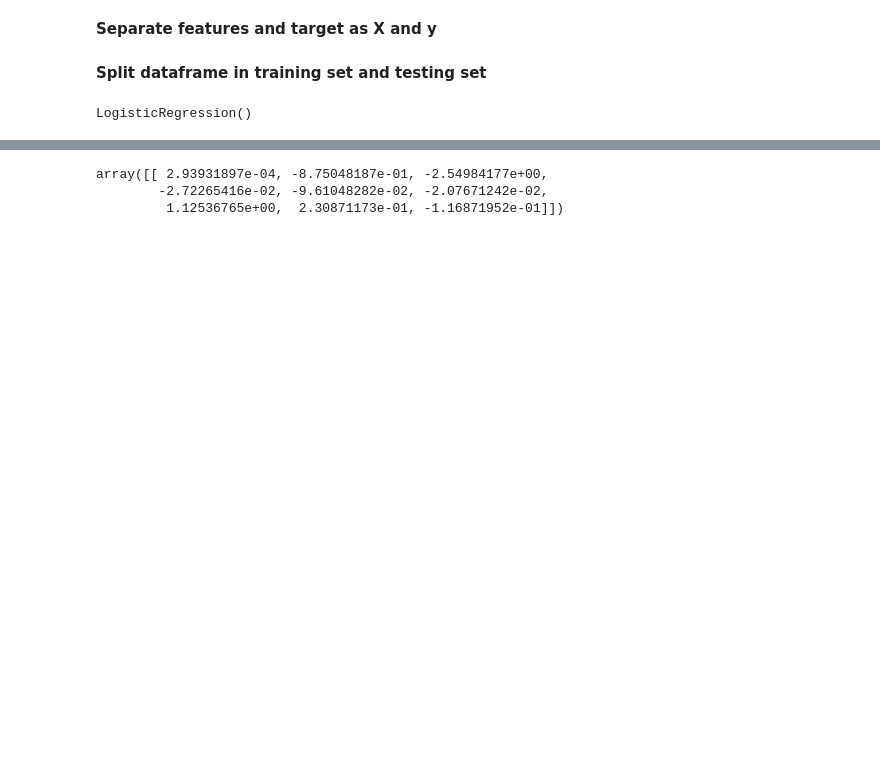
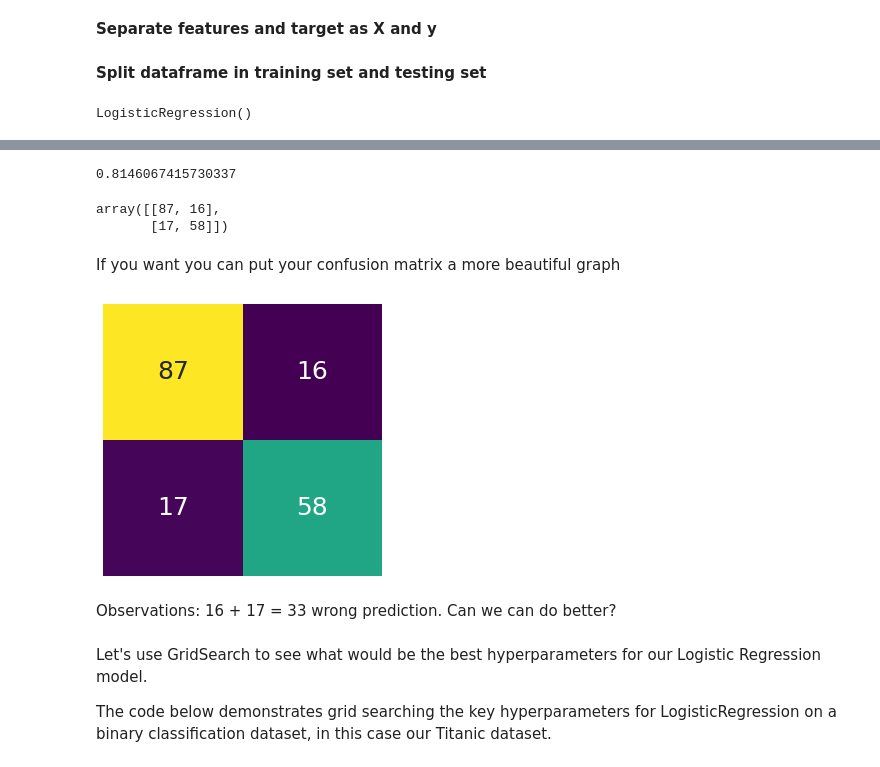
Before and after one commit to 4GeeksAcademy/machine-learning-content, a Jupyter notebook: 06-12d-ml_algos/logistic-regression.ipynb, the cells around one changed output, grey strips where cells are left out. Saved outputs shown, nothing was run; the diff lists cells and outputs as text; code cells hidden in the pictures; blank space fills up the shorter version.

Commit message:
logistic regression notebook finished

```diff
--- a/06-12d-ml_algos/logistic-regression.ipynb
+++ b/06-12d-ml_algos/logistic-regression.ipynb
@@ -65,7 +149,7 @@ y = final_df['Survived']
 # %%
 from sklearn.model_selection import train_test_split
 
-X_train, X_test, y_train, y_test = train_test_split(X, y, test_size=0.25, random_state=42)
+X_train, X_test, y_train, y_test = train_test_split(X, y, test_size=0.2, random_state=42)
 # %%
 from sklearn.linear_model import LogisticRegression
 
@@ -80,3 +164,5 @@ model.fit(X_train, y_train)
 LogisticRegression()
 # %%
 # Make predictions
+y_pred = model.predict(X_test)
+y_pred
@@ -83,8 +181,40 @@ LogisticRegression()
-# %%
-# Get coefficients
-
-model.coef_
-# %% [output]
-array([[ 2.93931897e-04, -8.75048187e-01, -2.54984177e+00,
-        -2.72265416e-02, -9.61048282e-02, -2.07671242e-02,
-         1.12536765e+00,  2.30871173e-01, -1.16871952e-01]])
+# %%
+# Check the accuracy score
+
+from sklearn.metrics import accuracy_score, confusion_matrix
+from sklearn.metrics import roc_auc_score
+
+accuracy_score(y_test, y_pred)
+# %% [output]
+0.8146067415730337
+# %%
+# Confusion Matrix
+
+titanic_cm = confusion_matrix(y_pred, y_test)
+titanic_cm
+# %% [output]
+array([[87, 16],
+       [17, 58]])
+# %% [markdown]
+If you want you can put your confusion matrix a more beautiful graph
+# %%
+# convert the ndarray to a pandas dataframe
+cm_df = pd.DataFrame(titanic_cm)
+# set the size of the figure
+plt.figure(figsize = (5,5))
+sns.heatmap(cm_df,
+           annot=True, annot_kws={"size": 25},
+           fmt="d",         # decimals format
+           xticklabels=False,
+           yticklabels=False,
+           cmap="viridis",
+           cbar=False)
+plt.show()
+# %% [output]
+[figure, added]
+# %% [markdown]
+Observations: 16 + 17 = 33 wrong prediction. Can we can do better?
+# %% [markdown]
+Let's use GridSearch to see what would be the best hyperparameters for our Logistic Regression model.
+
+The code below demonstrates grid searching the key hyperparameters for LogisticRegression on a binary classification dataset, in this case our Titanic dataset.
```
Also changed, not shown: parts of 30 cells of this notebook, 4 other files.
